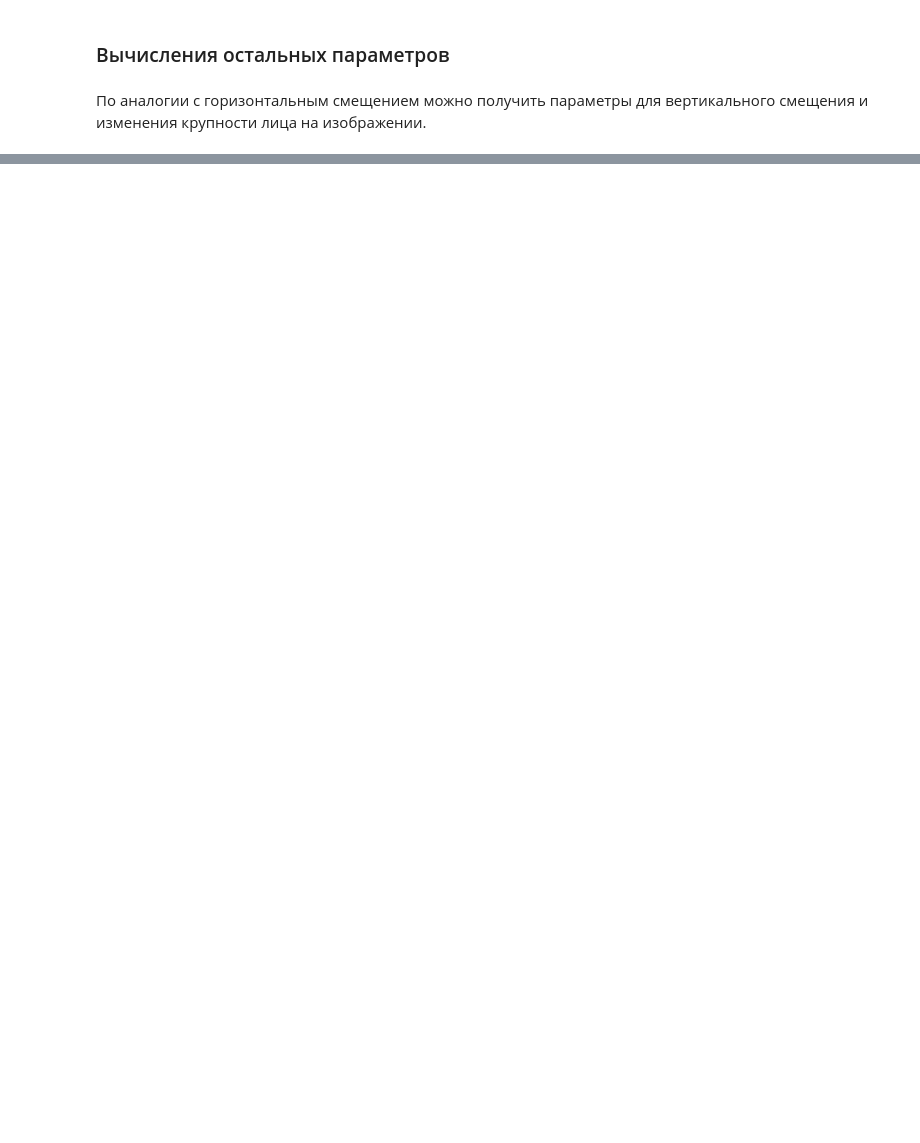
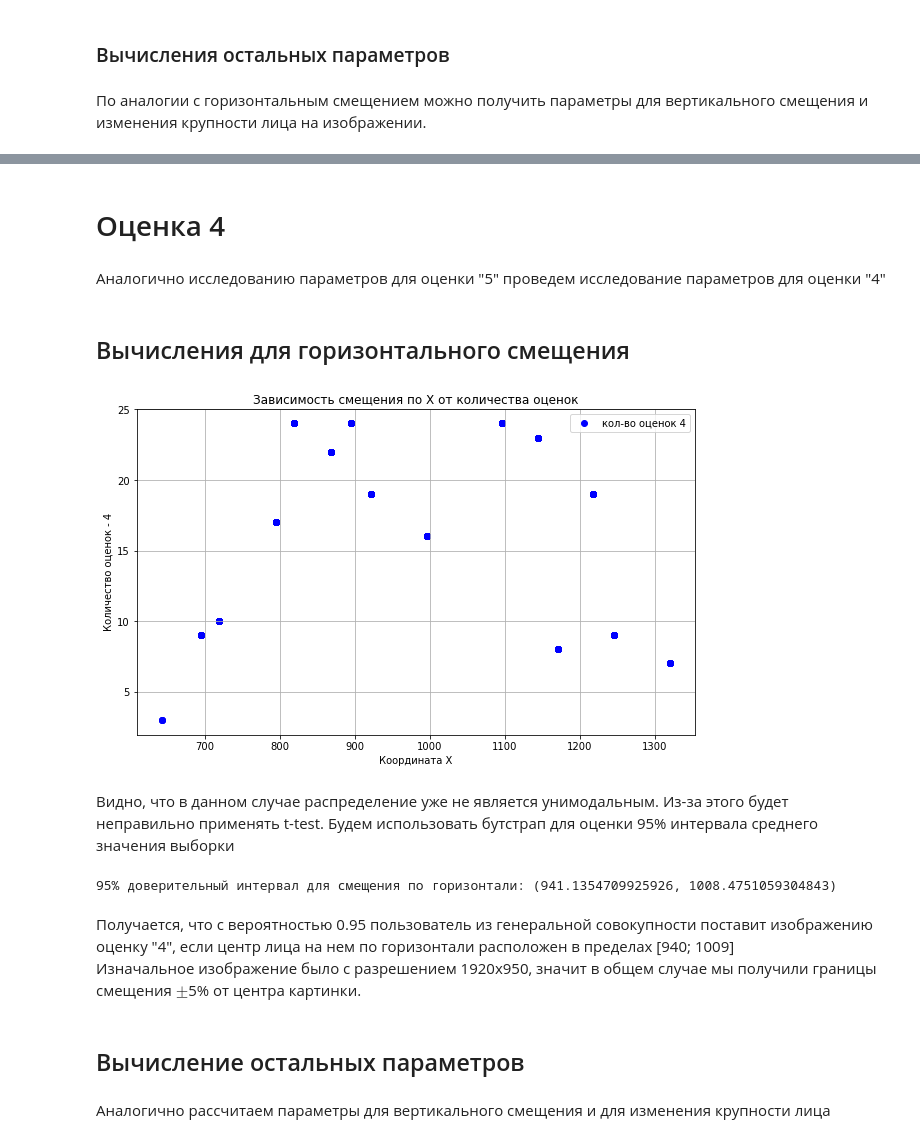
Before and after one commit to Pa-Nika/Django_teacher, a Jupyter notebook: Исследование параметров.ipynb, the cells around one changed output, grey strips where cells are left out. Cells and saved outputs as stored; diff of their text form; code cells hidden in the pictures; blank space fills up the shorter version.

Commit message:
Получение параметров исследования

```diff
--- a/Исследование параметров.ipynb
+++ b/Исследование параметров.ipynb
@@ -205,0 +207,68 @@ T in [106072.85485006591; 165204.96333175228]
+# %% [markdown]
+# Оценка 4
+# %% [markdown]
+Аналогично исследованию параметров для оценки "5" проведем исследование параметров для оценки "4"
+# %%
+# ГОРИЗОНТАЛЬНОЕ СМЕЩЕНИЕ
+df_hor_4 = df_result[df_result['name'].isin(['normal']) | df_result['name'].str.startswith('hor_')]
+# Содаем таблицу, где значение смещения для изображения будут повторяться столько раз, сколько оценок "4" поставили пользователи
+num = df_hor_4.shape[0]
+for i in range(0, num):
+    tmp = pd.DataFrame([df_hor_4.iloc[i]]*(df_hor_4['4'][i] - 1))
+    df_hor_4 = pd.concat([df_hor_4, tmp], ignore_index=True)
+
+
+# ВЕРТИКАЛЬНОЕ СМЕЩЕНИЕ
+df_ver_4 = df_result[df_result['name'].isin(['normal']) | df_result['name'].str.startswith('ver_')]
+# Содаем таблицу, где значение смещения для изображения будут повторяться столько раз, сколько оценок "4" поставили пользователи
+num = df_ver_4.shape[0]
+for i in range(0, num):
+    tmp = pd.DataFrame([df_ver_4.iloc[i]]*(df_ver_4['4'][i] - 1))
+    df_ver_4 = pd.concat([df_ver_4, tmp], ignore_index=True)
+
+
+# КРУПНОСТЬ ЛИЦА
+df_seq_4 = df_result[df_result['name'].isin(['normal']) | df_result['name'].str.startswith('seq_')]
+# Содаем таблицу, где значение смещения для изображения будут повторяться столько раз, сколько оценок "4" поставили пользователи
+num = df_seq_4.shape[0]
+for i in range(0, num):
+    tmp = pd.DataFrame([df_seq_4.iloc[i]]*(df_seq_4['4'][i] - 1))
+    df_seq_4 = pd.concat([df_seq_4, tmp], ignore_index=True)
+# %% [markdown]
+## Вычисления для горизонтального смещения
+# %%
+plt.figure(figsize=(10, 6))
+plt.scatter(df_hor_4['28_x'], df_hor_4['4'], color='blue', label='кол-во оценок 4')
+plt.title('Зависимость смещения по X от количества оценок')
+plt.xlabel('Координата X')
+plt.ylabel('Количество оценок - 4')
+plt.legend()
+plt.grid(True)
+plt.show()
+# %% [output]
+[figure, added]
+# %% [markdown]
+Видно, что в данном случае распределение уже не является унимодальным. Из-за этого будет неправильно применять t-test. Будем использовать бутстрап для оценки 95% интервала среднего значения выборки
+# %%
+data = df_hor_4['28_x'].values
+num_bootstrap_samples = 10000
+bootstrap_statistics = np.zeros(num_bootstrap_samples)
+
+for i in range(num_bootstrap_samples):
+    bootstrap_sample = np.random.choice(data, size=len(data), replace=True)
+    bootstrap_statistics[i] = np.mean(bootstrap_sample)
+
+std_dev_bootstrap_statistics = np.std(bootstrap_statistics, ddof=1)
+confidence_interval = np.percentile(bootstrap_statistics, [2.5, 97.5])
+adjusted_confidence_interval = confidence_interval + np.array([-1, 1]) * std_dev_bootstrap_statistics
+print(f'95% доверительный интервал для смещения по горизонтали: \
+({adjusted_confidence_interval[0]}, {adjusted_confidence_interval[1]})')
+# %% [output]
+95% доверительный интервал для смещения по горизонтали: (941.1354709925926, 1008.4751059304843)
+# %% [markdown]
+Получается, что с вероятностью 0.95 пользователь из генеральной совокупности поставит изображению оценку "4", если центр лица на нем по горизонтали расположен в пределах  [940; 1009]
+Изначальное изображение было с разрешением 1920x950, значит в общем случае мы получили границы смещения $\pm$5% от центра картинки.
+# %% [markdown]
+## Вычисление остальных параметров
+# %% [markdown]
+Аналогично рассчитаем параметры для вертикального смещения и для изменения крупности лица
```
Also changed, not shown: parts of 42 cells of this notebook.
